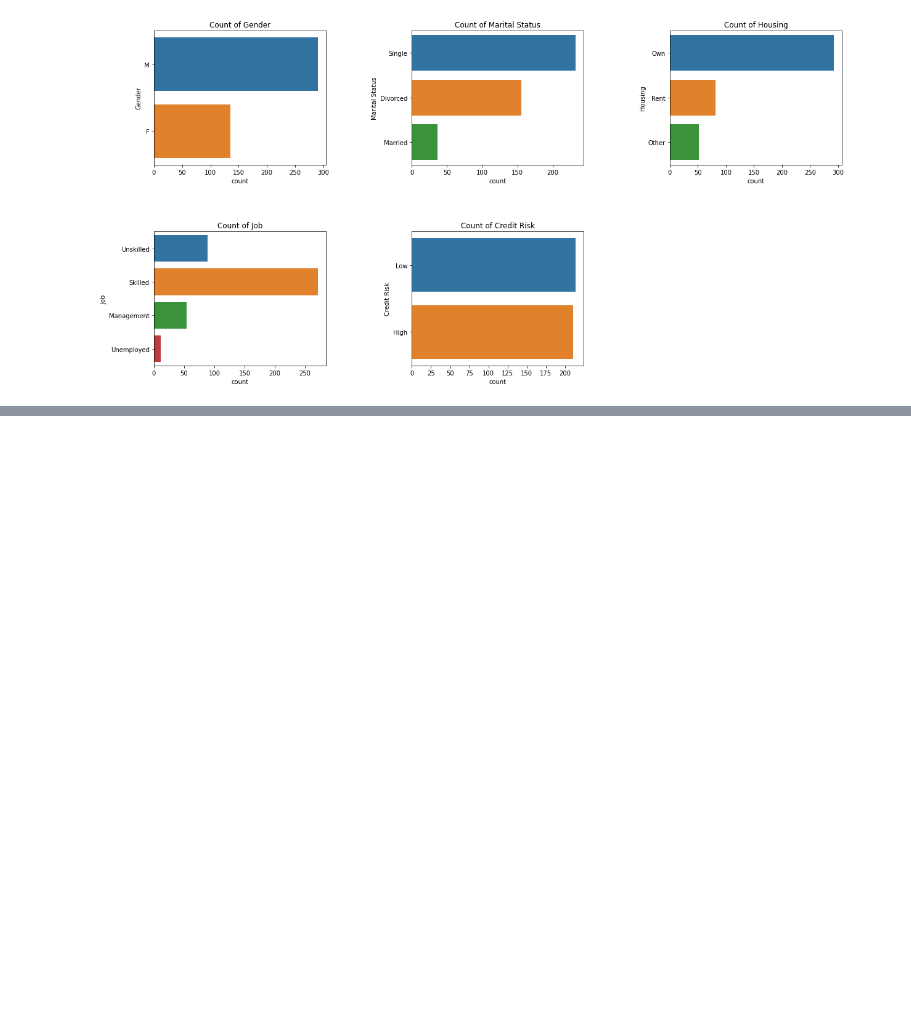
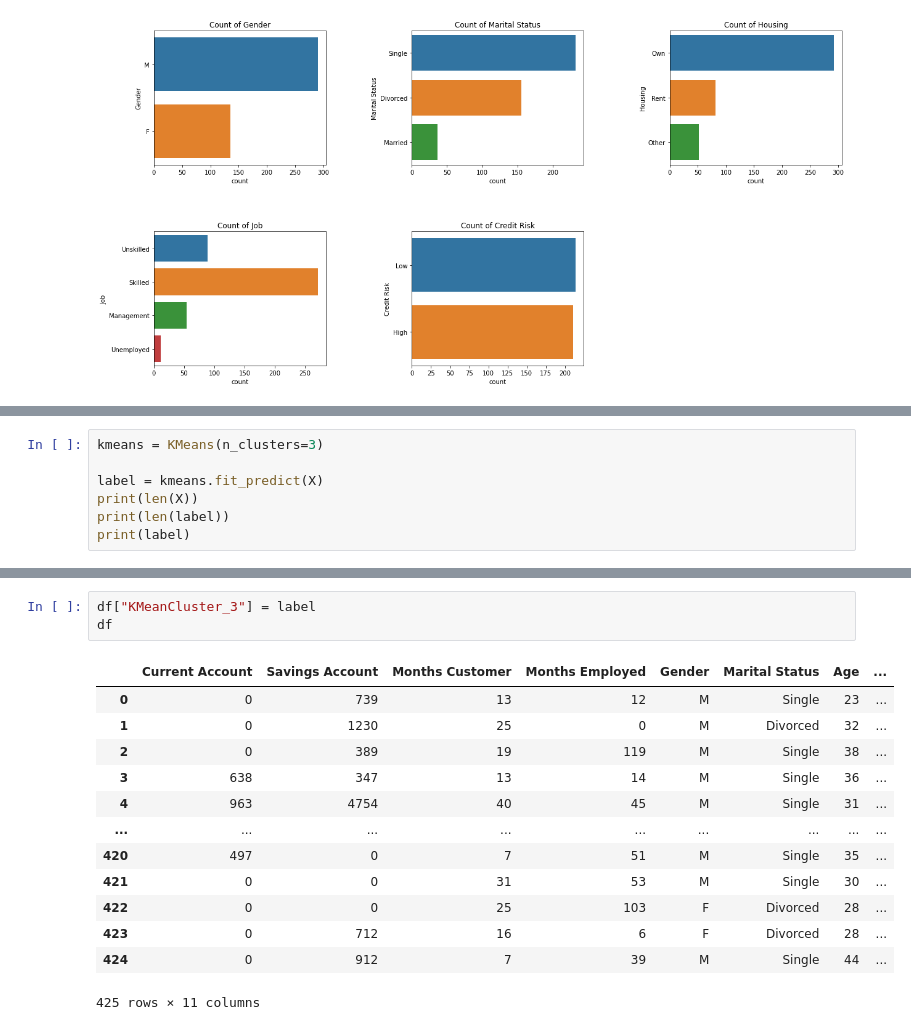
Before and after one commit to vincm1/Bank_customer_clustering, a Jupyter notebook: Clustering Bank Customers.ipynb, the cells around one changed output, grey strips where cells are left out. Saved outputs shown, nothing was run; the diff lists cells and outputs as text; blank space fills up the shorter version.

```diff
--- a/Clustering Bank Customers.ipynb
+++ b/Clustering Bank Customers.ipynb
@@ -148,0 +214,7 @@ plt.show()
+# %%
+kmeans = KMeans(n_clusters=3)
+
+label = kmeans.fit_predict(X)
+print(len(X))
+print(len(label))
+print(label)
@@ -148,0 +245,17 @@ plt.show()
+# %%
+df["KMeanCluster_3"] = label
+df
+# %% [output]
+|  | Current Account | Savings Account | Months Customer | Months Employed | Gender | Marital Status | Age | ... |
+| 0 | 0 | 739 | 13 | 12 | M | Single | 23 | ... |
+| 1 | 0 | 1230 | 25 | 0 | M | Divorced | 32 | ... |
+| 2 | 0 | 389 | 19 | 119 | M | Single | 38 | ... |
+| 3 | 638 | 347 | 13 | 14 | M | Single | 36 | ... |
+| 4 | 963 | 4754 | 40 | 45 | M | Single | 31 | ... |
+| ... | ... | ... | ... | ... | ... | ... | ... | ... |
+| 420 | 497 | 0 | 7 | 51 | M | Single | 35 | ... |
+| 421 | 0 | 0 | 31 | 53 | M | Single | 30 | ... |
+| 422 | 0 | 0 | 25 | 103 | F | Divorced | 28 | ... |
+| 423 | 0 | 712 | 16 | 6 | F | Divorced | 28 | ... |
+| 424 | 0 | 912 | 7 | 39 | M | Single | 44 | ... |
+425 rows × 11 columns
```
Also changed, not shown: parts of 20 cells of this notebook.
